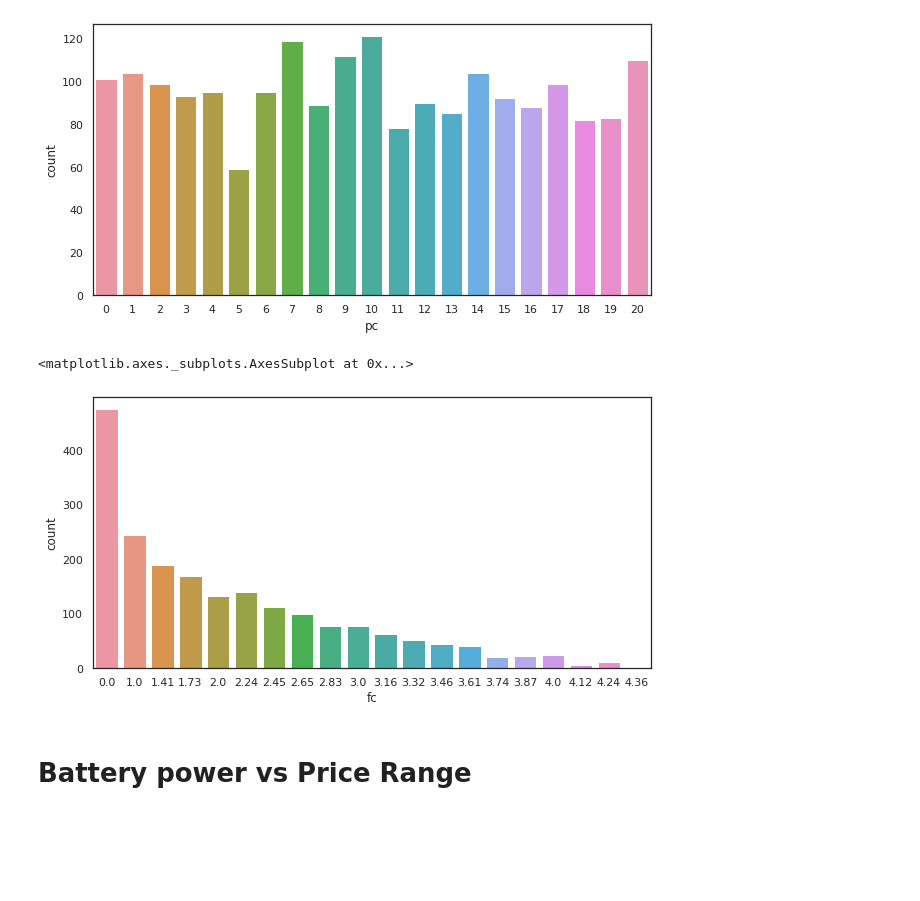
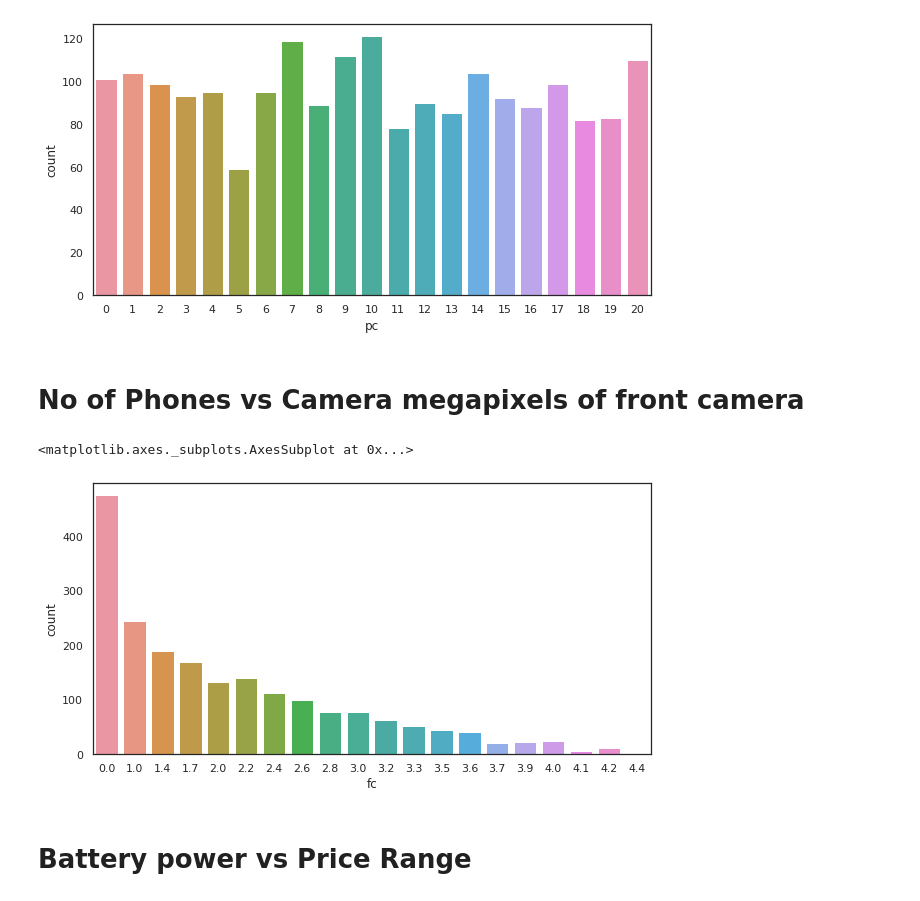
Before and after one commit to preetikhullbe/mobile-price-prediction, a Jupyter notebook: Mobile_price_prediction.ipynb, the cells around one changed output. Drawn from its saved outputs; the diff is of its cells as text; code cells hidden in the pictures; blank space fills up the shorter version.

```diff
--- a/Mobile_price_prediction.ipynb
+++ b/Mobile_price_prediction.ipynb
@@ -273,11 +273,13 @@ The number of duplicate values in the data set is =  0
 # %% [markdown]
 Let us analyse some data features and see their distribution
 # %%
+#assigning all the features to a variable named "col"
 col=mobile_price_df.columns
 for x in col:
   sns.set(rc={'figure.figsize':(10,5)})
   sns.set_style('white')
-  ax=sns.displot(data=mobile_price_df[x],kde = True, color ='purple')
+  #plotting distribution plot for all the columns
+  ax=sns.displot(data=mobile_price_df[x],kde = True, color ='purple')++
   plt.xlabel(x)
 plt.show()
 # %% [output]
@@ -364,6 +374,4 @@ sns.boxplot(mobile_price_df['px_height'],color='green')
 # %% [output]
 <matplotlib.axes._subplots.AxesSubplot at 0x...>
 [figure]
-# %%
-mobile_price_df['three_g']=np.sqrt(mobile_price_df['three_g'])
 # %%
@@ -581,8 +601,13 @@ round_=round(mobile_price_df['fc'],2)
+# %% [markdown]
+# No of Phones vs Camera megapixels of front camera
+# %%
+#rounding "fc" values upto 1 decimals
+mobile_price_df['fc']=round(mobile_price_df['fc'],1)
 # %%
-sns.countplot(x=round_,data=mobile_price_df)
+sns.countplot(x='fc',data=mobile_price_df)
 # %% [output]
 <matplotlib.axes._subplots.AxesSubplot at 0x...>
-[figure, old version]
+[figure, new version]
 # %% [markdown]
 # Battery power vs Price Range
 # %%
```
Also changed, not shown: parts of 24 cells of this notebook.
